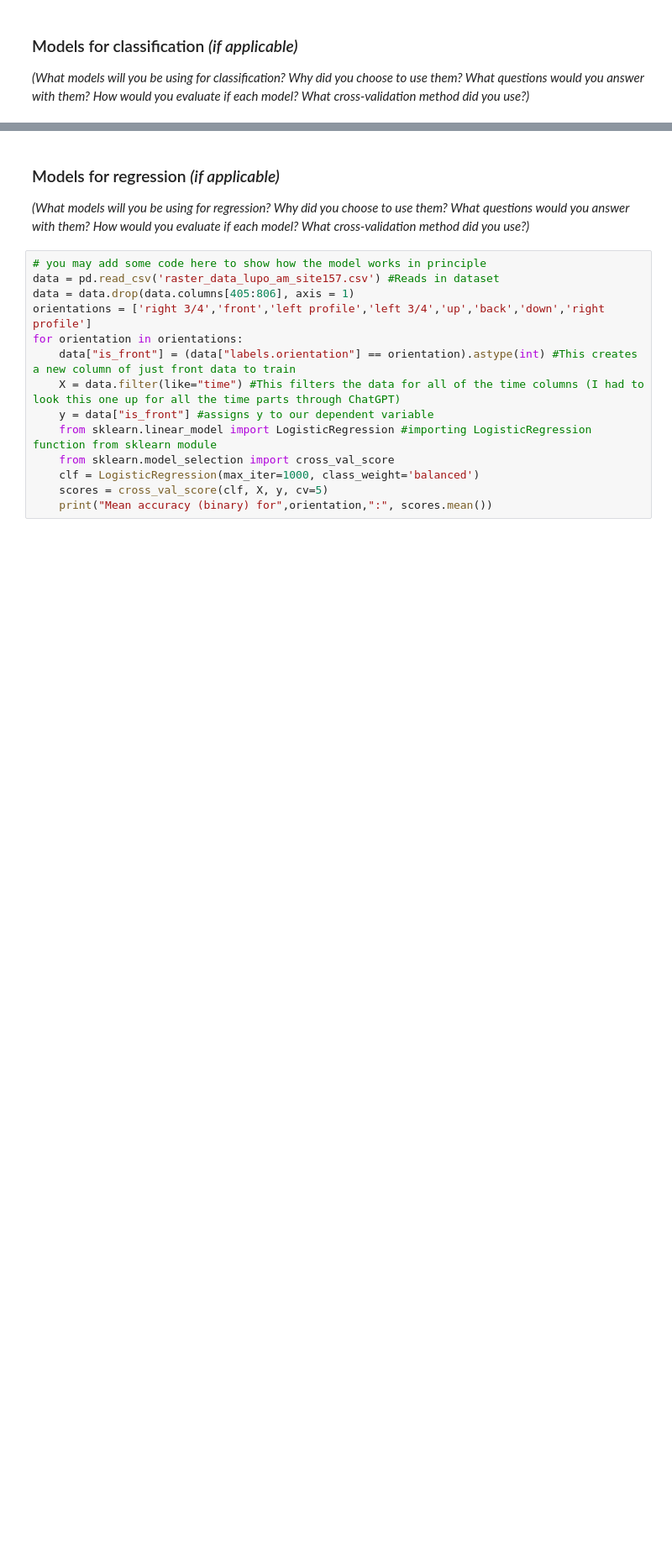
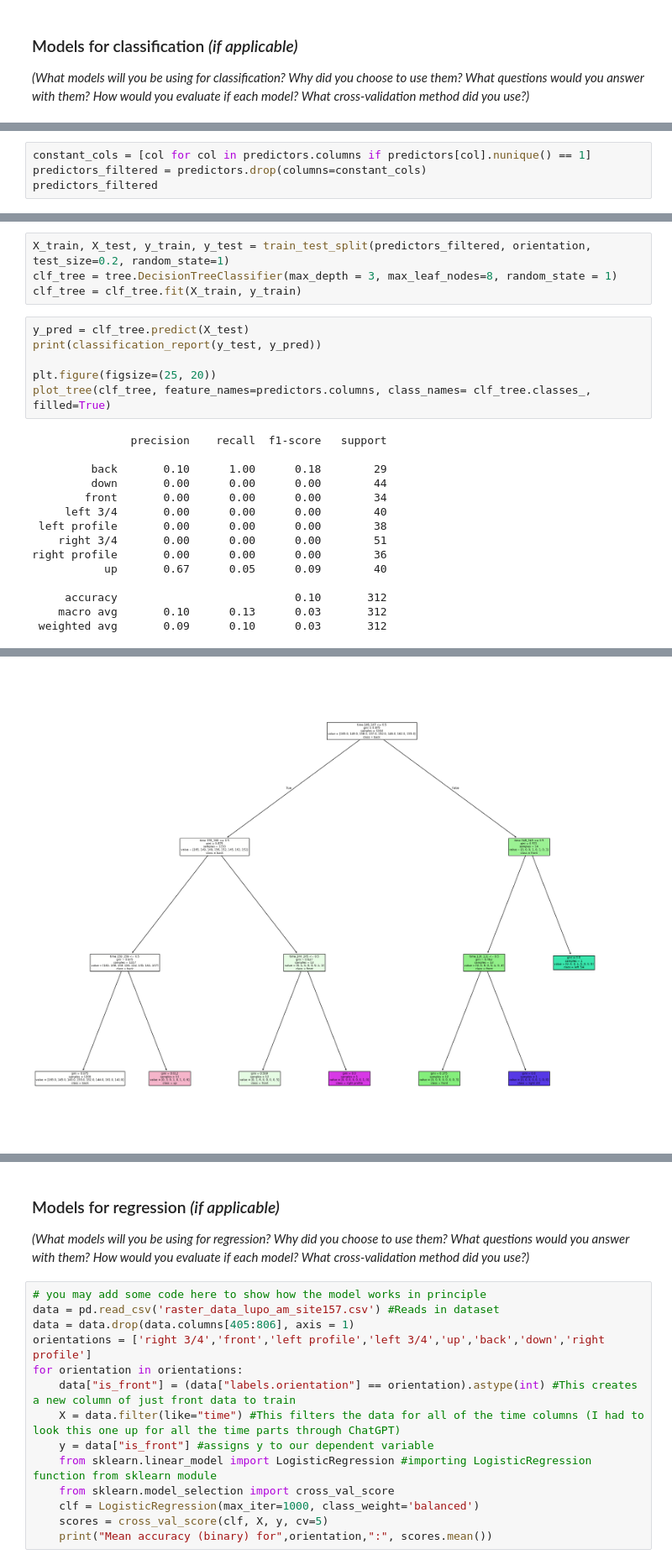
Before and after one commit to landoltk/CMSE381, a Jupyter notebook: ProjectTemplate.ipynb, the cells around one changed output, grey strips where cells are left out. Shown at 84% size. Drawn from its saved outputs; the diff is of its cells as text; blank space fills up the shorter version.

```diff
--- a/ProjectTemplate.ipynb
+++ b/ProjectTemplate.ipynb
@@ -70,0 +160,4 @@ _(What models will you be using for classification? Why did you choose to use th
+# %%
+constant_cols = [col for col in predictors.columns if predictors[col].nunique() == 1]
+predictors_filtered = predictors.drop(columns=constant_cols)
+predictors_filtered
@@ -70,0 +178,25 @@ _(What models will you be using for classification? Why did you choose to use th
+# %%
+X_train, X_test, y_train, y_test = train_test_split(predictors_filtered, orientation, test_size=0.2, random_state=1)
+clf_tree = tree.DecisionTreeClassifier(max_depth = 3, max_leaf_nodes=8, random_state = 1)
+clf_tree = clf_tree.fit(X_train, y_train)
+# %%
+y_pred = clf_tree.predict(X_test)
+print(classification_report(y_test, y_pred))
+
+plt.figure(figsize=(25, 20))
+plot_tree(clf_tree, feature_names=predictors.columns, class_names= clf_tree.classes_, filled=True)
+# %% [output]
+               precision    recall  f1-score   support
+
+         back       0.10      1.00      0.18        29
+         down       0.00      0.00      0.00        44
+        front       0.00      0.00      0.00        34
+     left 3/4       0.00      0.00      0.00        40
+ left profile       0.00      0.00      0.00        38
+    right 3/4       0.00      0.00      0.00        51
+right profile       0.00      0.00      0.00        36
+           up       0.67      0.05      0.09        40
+
+     accuracy                           0.10       312
+    macro avg       0.10      0.13      0.03       312
+ weighted avg       0.09      0.10      0.03       312
@@ -70,0 +218 @@ _(What models will you be using for classification? Why did you choose to use th
+[figure, added]
```
Also changed, not shown: parts of 23 cells of this notebook.
